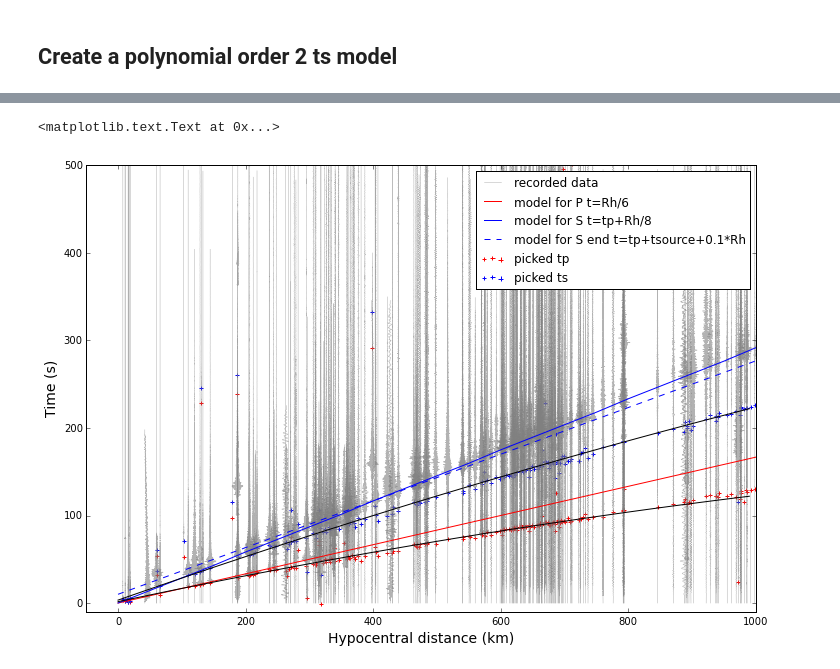
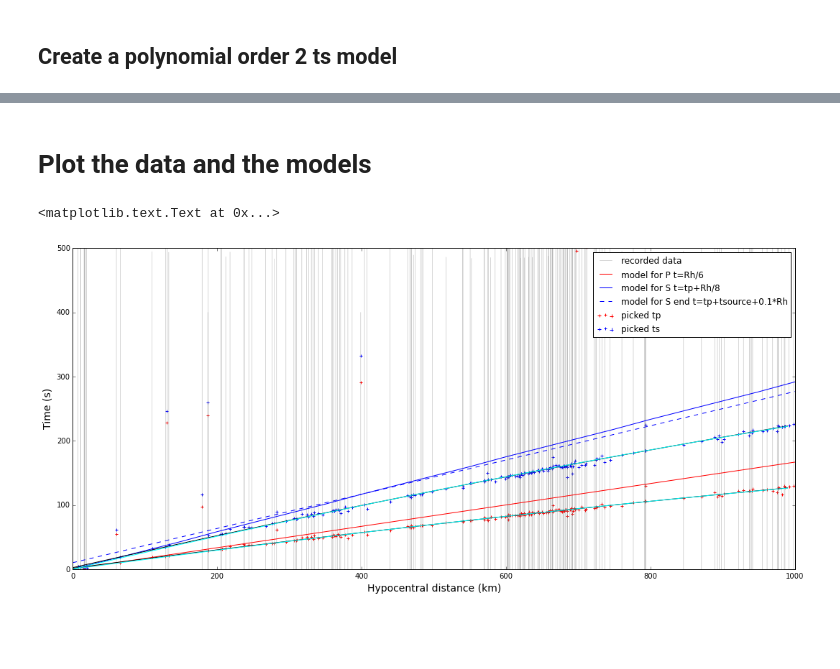
Before and after one commit to stephane-on/Spectral_analysis, a Jupyter notebook: Section_vs_epicentral_distance.ipynb, the cells around one changed output, grey strips where cells are left out. Drawn from its saved outputs; the diff is of its cells as text; code cells hidden in the pictures; blank space fills up the shorter version.

Commit message:
Add tp-ts models with constraint T(R=0)=0

```diff
--- a/Section_vs_epicentral_distance.ipynb
+++ b/Section_vs_epicentral_distance.ipynb
@@ -147,7 +156,8 @@ for k, i in enumerate(dado['orglist']):
 # Clear the st variable already used above
 del st
 
-list_csv_file=glob.glob('/home/stephane/WORK/ON/GEM/DATA/Brazil/input_processing_20*.csv')
+# WARNING use only data 2011, 2012 from SC3 since I am not sure the .sac files from Marcelo have header filled correctly
+list_csv_file=glob.glob('/home/stephane/WORK/ON/GEM/DATA/Brazil/input_processing_201?_*.csv')
 #print list_csv_file
 fnames=[];
 for csv_file in list_csv_file:
@@ -272,0 +329,26 @@ plt.ylim(ymin=-10,ymax=400)
+# %%
+import scipy
+
+# Remove outliers
+Rdata=[]
+Tsdata=[]
+weights=np.ones_like(dado['R'])
+for k, ts in enumerate(dado['ts_manual']):
+    # Give zero weight to wrong tp (<0 or > 200 sec) or R >1000km
+    if (ts <= 0 or ts > 400 or dado['R'][k] > 1000) or (ts > 30 and dado['R'][k]< 100) or (ts > 60 and dado['R'][k]< 200) or (ts < 50 and dado['R'][k]> 200) or (ts > 80 and dado['R'][k]< 300) or (ts >175 and dado['R'][k]< 700) or (ts < 150 and dado['R'][k]> 800):
+        weights[k]=0.0
+    else :
+        Rdata.append(dado['R'][k])
+        Tsdata.append(dado['ts_manual'][k])
+
+x=np.array(Rdata)
+y=np.array(Tsdata)
+
+p,f=quadratic_fit_with_fixed_origin(x,y)
+# Add the coef fixed to 0.0 to p in order to use poly1d
+ts_model2=np.poly1d(np.append(p,0.0))
+
+plt.scatter(dado['R'],dado['ts_manual'],marker='+',color='red')
+plt.plot(np.arange(0,1000,10),ts_model2(np.arange(0,1000,10)),color='blue')
+plt.xlim(xmin=-10,xmax=1000)
+plt.ylim(ymin=-10,ymax=400)
@@ -273,24 +358,28 @@ plt.ylim(ymin=-10,ymax=400)
+# %% [markdown]
+# Plot the data and the models
 # %%
-plt.figure(figsize=(12,8))
+plt.figure(figsize=(18,8))
 for k, i in enumerate(dado['orglist']):
     grey_line, = plt.plot(dado['R'][i]+10*dado['amp'][i],dado['time'][i],color='grey',linewidth=0.5,alpha=0.6,label='recorded data')
 red_cross = plt.scatter(dado['R'],dado['tp_manual'],marker='+',color='red',label='picked tp')
 blue_cross = plt.scatter(dado['R'],dado['ts_manual'],marker='+',color='blue',label='picked ts')
 dist=np.arange(0,1200,50)
 timeP=dist/6.0
 red_line, = plt.plot(dist,timeP,color='red',label='model for P t=Rh/6')
 Tsource=10 # For Mw <= 4.5
 model_Sbeg_time_arr=timeP+dist/8
 model_Send_time_arr=timeP+Tsource+0.1*dist
 blue_line, = plt.plot(dist,model_Sbeg_time_arr,color='blue',label='model for S t=tp+Rh/8')
 blue_line_dashed, = plt.plot(dist,model_Send_time_arr,color='blue',linestyle='--',label='model for S end t=tp+tsource+0.1*Rh')
 plt.plot(np.arange(0,1000,10),tp_model(np.arange(0,1000,10)),color='black')
 plt.plot(np.arange(0,1000,10),ts_model(np.arange(0,1000,10)),color='black')
-plt.xlim(xmin=-50, xmax=1000)
-plt.ylim(ymin=-10, ymax=500)
+plt.plot(np.arange(0,1000,10),tp_model2(np.arange(0,1000,10)),color='cyan')
+plt.plot(np.arange(0,1000,10),ts_model2(np.arange(0,1000,10)),color='cyan')
+plt.xlim(xmin=0, xmax=1000)
+plt.ylim(ymin=0, ymax=500)
 plt.legend((grey_line, red_line, blue_line, blue_line_dashed, red_cross, blue_cross),('recorded data','model for P t=Rh/6','model for S t=tp+Rh/8','model for S end t=tp+tsource+0.1*Rh','picked tp','picked ts'))
 plt.xlabel('Hypocentral distance (km)',fontsize=14)
 plt.ylabel('Time (s)',fontsize=14)
 # %% [output]
 <matplotlib.text.Text at 0x...>
-[figure, old version]
+[figure, new version]
```
Also changed, not shown: parts of 17 cells of this notebook.
